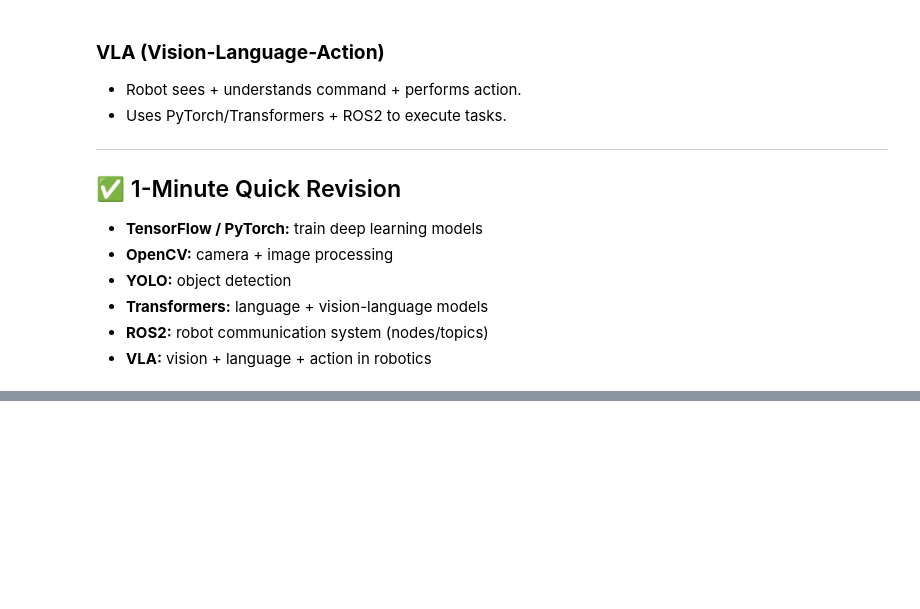
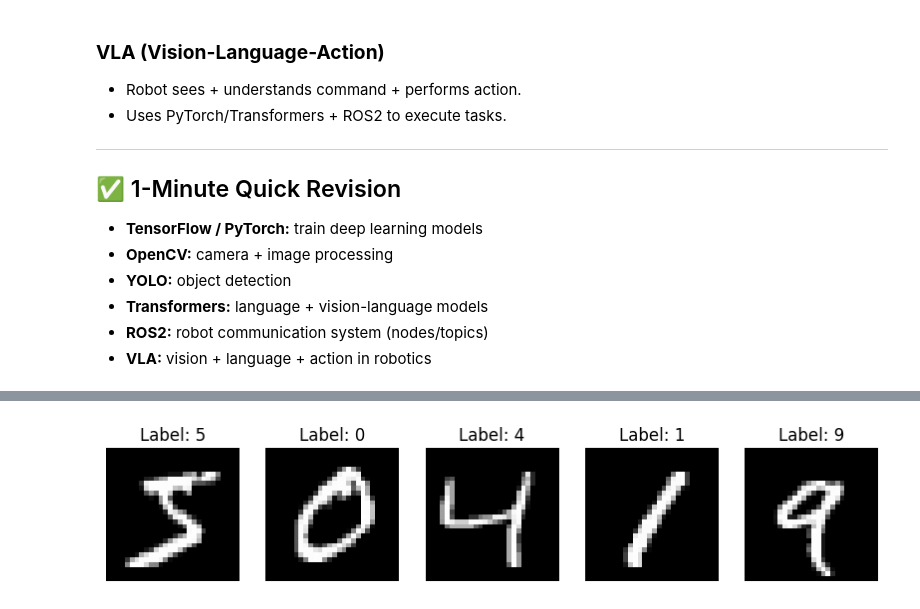
Before and after one commit to Sunkeerth/ML_and_DL_practing, a Jupyter notebook: DEEPLearning.ipynb, the cells around one changed output, grey strips where cells are left out. Saved outputs shown, nothing was run; the diff lists cells and outputs as text; code cells hidden in the pictures; blank space fills up the shorter version.

```diff
--- a/DEEPLearning.ipynb
+++ b/DEEPLearning.ipynb
@@ -170,0 +763,39 @@ Weights, Bias, Activation (Super Simple)
+# %%
+# Taks 01 : Handwritten Digit Classification using Neural Network (TensorFlow/Keras)
+
+# Step 1: Import Required Libraries
+import numpy as np                      # For numerical operations
+import matplotlib.pyplot as plt         # For visualization (images, graphs)
+import tensorflow as tf                 # Deep Learning framework
+from tensorflow.keras.datasets import mnist  # MNIST dataset (handwritten digits)
+from tensorflow.keras.models import Sequential # Model type (layers in sequence)
+from tensorflow.keras.layers import Dense, Flatten # NN layers
+from tensorflow.keras.utils import to_categorical # One-hot encoding for labels
+
+# Input (28x28) → Flatten (784)
+#        ↓
+# Dense(128) + ReLU
+#        ↓
+# Dense(64) + ReLU
+#        ↓
+# Dense(10) + Softmax → Output (0-9)
+
+# Step 2: Load MNIST Dataset
+
+# Load MNIST dataset
+(x_train, y_train), (x_test, y_test) = mnist.load_data()
+
+print("Training data shape:", x_train.shape)   # (60000, 28, 28)
+print("Testing data shape:", x_test.shape)     # (10000, 28, 28)
+
+# Step 3: Visualize Sample Images
+
+# Display 5 sample images from training dataset
+plt.figure(figsize=(10, 3))
+for i in range(5):
+    plt.subplot(1, 5, i+1)
+    plt.imshow(x_train[i], cmap="gray")
+    plt.title(f"Label: {y_train[i]}")
+    plt.axis("off")
+plt.show()
+# %% [output]
@@ -170,0 +806 @@ Weights, Bias, Activation (Super Simple)
+[figure, added]
```
Also changed, not shown: parts of 3 cells of this notebook.
